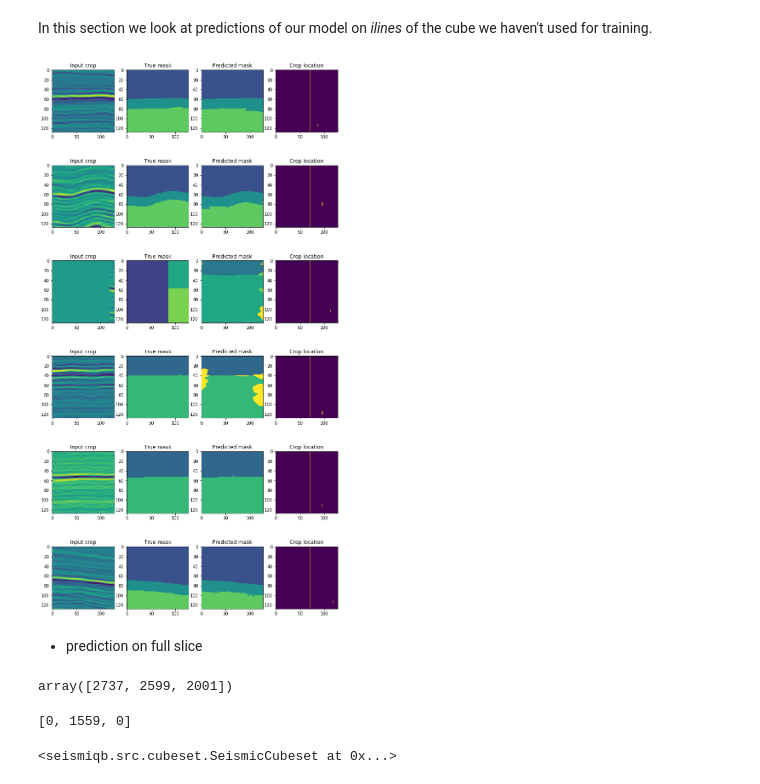
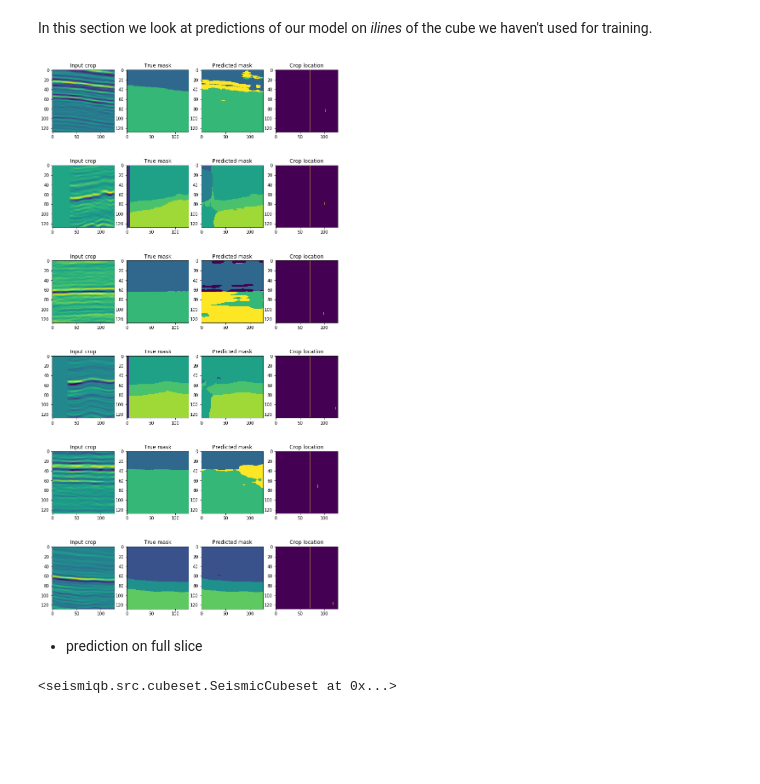
Before and after one commit to sadaqatali2027/seismiqb-1, a Jupyter notebook: models/Segmenting_interlayers.ipynb, the cells around one changed output. Cells and saved outputs as stored; diff of their text form; code cells hidden in the pictures; blank space fills up the shorter version.

```diff
--- a/models/Segmenting_interlayers.ipynb
+++ b/models/Segmenting_interlayers.ipynb
@@ -64,5 +66,6 @@ horizons_paths = [os.path.join(pref, p) for p in ['prb_B_anon.txt',
                                                   'prb_T_ALL_anon.txt',
                                                   'prb_G_anon.txt',
                                                   'prb_M_anon.txt']]
+
+qbset.load_point_clouds(paths={qbset.indices[0]: horizons_paths}, names=['cdp_x', 'cdp_y', 'height'])
+qbset.load_labels()
-# %%
-qbset.load_point_clouds(paths={qbset.indices[0]: horizons_paths})
@@ -110,10 +107,12 @@ from IPython.display import clear_output
 # %%
-config = {'inputs': dict(cubes={'shape': (128, 128, 1)},
-                         masks={'name': 'targets', 'shape': (128, 128),
-                                'classes': 10, 'transform': 'ohe'}),
+config = {'inputs/cubes/shape' : (128, 128, 1),
+          'inputs/masks/name': 'targets',
+          'inputs/masks/shape': (128, 128),
+          'inputs/masks/classes': 10,
+          'inputs/masks/transform': 'ohe',
           'initial_block/inputs': 'cubes',
           'loss': 'dice',
-          'head': dict(num_classes=10),
+          'head/num_classes': 10,
           'optimizer': 'Adam'}
 # %% [markdown]
 <a id='training'></a>
@@ -129,7 +128,7 @@ trainflow = wflow + (Pipeline()
 # %%
 pset = (qbset >> trainflow)
 # %%
-N_ITERS = 300
+N_ITERS = 130
 tr = trange(N_ITERS, leave=True)
 for i in tr:
     pset.next_batch(1, n_epochs=None)
@@ -164,29 +171,29 @@ test_batch = (qbset >> tflow).next_batch(1)
 import tensorflow as tf
 # %%
 unet = pset.get_model_by_name('model')
-targets, predictions = unet.predict(fetches=['targets', tf.nn.softmax(unet.predictions)],
-                                    feed_dict={unet.cubes: test_batch.cubes, unet.masks: test_batch.masks})
+targets, predictions = unet.predict(fetches=['targets', 'predictions'],
+                                    cubes=test_batch.cubes, masks=test_batch.masks)
 n_rows = 6
 figs, axes = plt.subplots(n_rows, 4, figsize=(3 * 4, n_rows * 4))
 for i, nr in enumerate([1, 2, 3, 4, 5, 7]):
     vmin, vmax = np.min(targets.argmax(axis=-1)[nr,...]) - 1, np.max(targets.argmax(axis=-1)[nr,...]) + 1
     axes[i, 0].imshow(test_batch.cubes[nr,...,0].T)
     axes[i, 1].imshow(targets.argmax(axis=-1)[nr,...].T, vmin=vmin, vmax=vmax)
     axes[i, 2].imshow(predictions.argmax(axis=-1)[nr,...].T, vmin=vmin, vmax=vmax)
 
     axes[i, 0].set_title('Input crop')
     axes[i, 1].set_title('True mask')
     axes[i, 2].set_title('Predicted mask')
     axes[i, 3].set_title('Crop location')
 
     ir, xr = get_lines_range(test_batch, nr)
     ir = np.round([128 * ir[0], 128 * ir[1]]).astype(np.int32)
     xr = np.round([128 * xr[0], 128 * xr[1]]).astype(np.int32)
     locs = np.zeros((128, 128), dtype=np.float64)
     locs[ir[0]:ir[1], xr[0]:xr[1] + 1] = 1
     locs[0:-1, np.int(0.55 * 128)] = 1
     axes[i, 3].imshow(locs)
 # %% [output]
-[figure, old version]
+[figure, new version]
 # %% [markdown]
 * prediction on full slice
@@ -195,10 +200,2 @@ shape = np.array(qbset.geometries['P_cube'].cube_shape)
-# %%
-shape
-# %% [output]
-array([2737, 2599, 2001])
-# %%
-list((shape * np.array([0, 0.6, 0])).astype(np.int))
-# %% [output]
-[0, 1559, 0]
 # %%
 qbset.make_grid('P_cube', [128, 1, 128],
```
Also changed, not shown: parts of 35 cells of this notebook, 1 other file.
